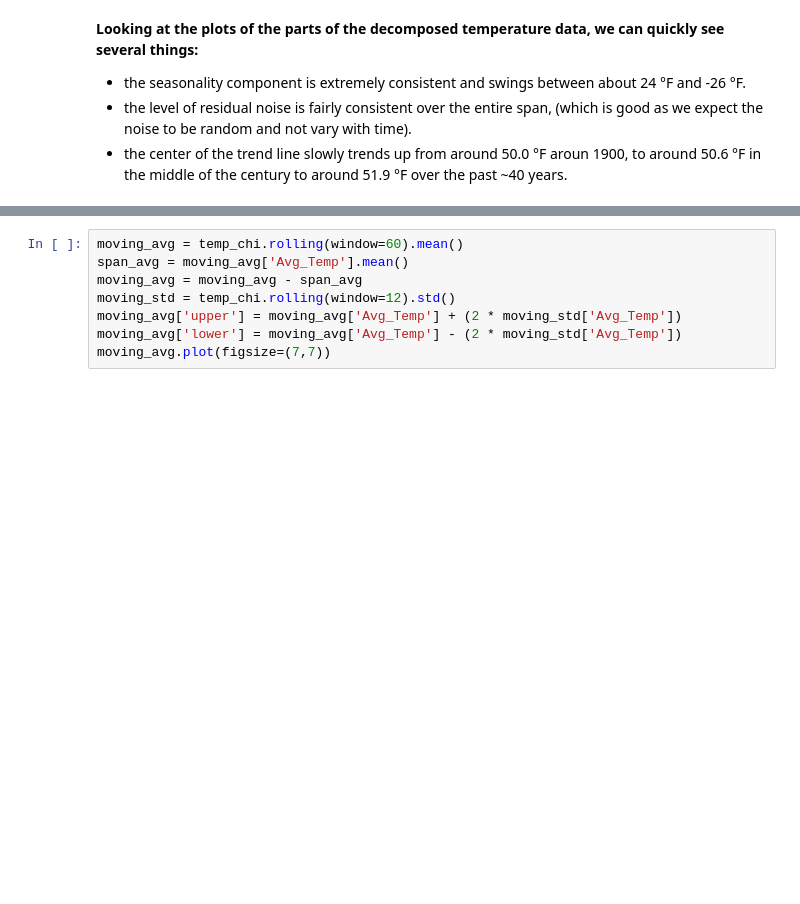
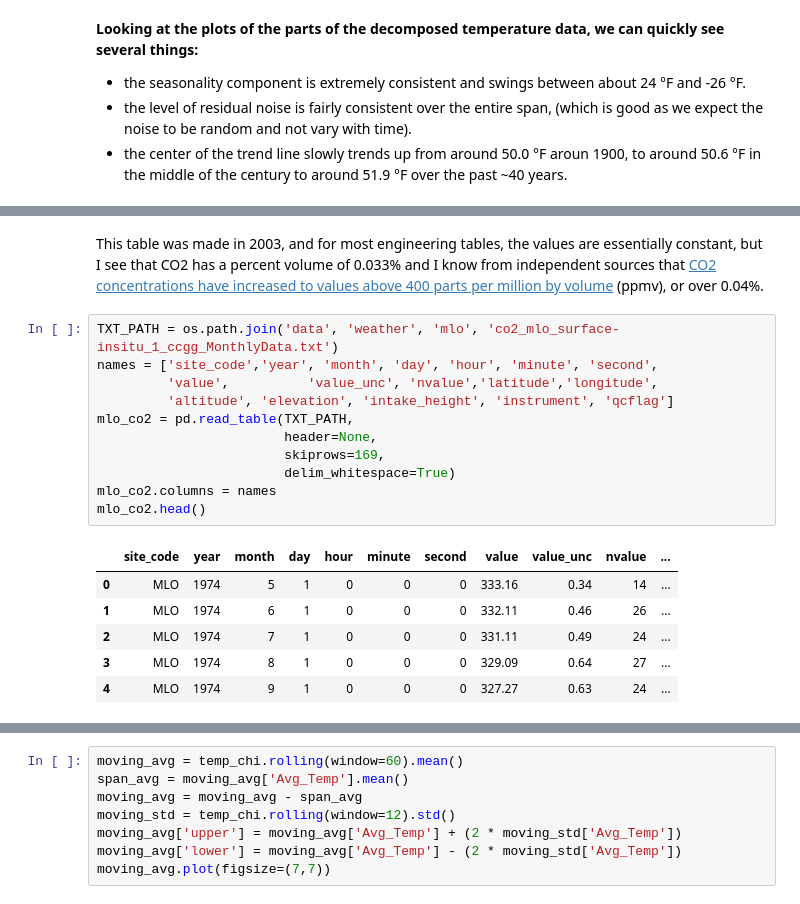
Before and after one commit to MattTriano/personal_site_public, a Jupyter notebook: Climate_Change_and_CO2.ipynb, the cells around one changed output, grey strips where cells are left out. Cells and saved outputs as stored; diff of their text form; blank space fills up the shorter version.

```diff
--- a/Climate_Change_and_CO2.ipynb
+++ b/Climate_Change_and_CO2.ipynb
@@ -145,3 +180,23 @@ Average Trend value from 1980 to 2018: 51.92°F
+# %% [markdown]
+This table was made in 2003, and for most engineering tables, the values are essentially constant, but I see that CO2 has a percent volume of 0.033% and I know from independent sources that [CO2 concentrations have increased to values above 400 parts per million by volume](https://www.theguardian.com/environment/2015/may/06/global-carbon-dioxide-levels-break-400ppm-milestone) (ppmv), or over 0.04%.
+# %%
+TXT_PATH = os.path.join('data', 'weather', 'mlo', 'co2_mlo_surface-insitu_1_ccgg_MonthlyData.txt')
+names = ['site_code','year', 'month', 'day', 'hour', 'minute', 'second',
+         'value',          'value_unc', 'nvalue','latitude','longitude',
+         'altitude', 'elevation', 'intake_height', 'instrument', 'qcflag']
+mlo_co2 = pd.read_table(TXT_PATH,
+                        header=None,
+                        skiprows=169,
+                        delim_whitespace=True)
+mlo_co2.columns = names
+mlo_co2.head()
+# %% [output]
+|  | site_code | year | month | day | hour | minute | second | value | value_unc | nvalue | ... |
+| 0 | MLO | 1974 | 5 | 1 | 0 | 0 | 0 | 333.16 | 0.34 | 14 | ... |
+| 1 | MLO | 1974 | 6 | 1 | 0 | 0 | 0 | 332.11 | 0.46 | 26 | ... |
+| 2 | MLO | 1974 | 7 | 1 | 0 | 0 | 0 | 331.11 | 0.49 | 24 | ... |
+| 3 | MLO | 1974 | 8 | 1 | 0 | 0 | 0 | 329.09 | 0.64 | 27 | ... |
+| 4 | MLO | 1974 | 9 | 1 | 0 | 0 | 0 | 327.27 | 0.63 | 24 | ... |
 # %%
 TXT_PATH = os.path.join('data', 'weather', 'nasa_msis_atmosphere_composition_data_12_08.txt')
 names = ['Height [km]', 'O, cm-3', 'N2, cm-3', 'O2, cm-3', 'Mass Density',
```
Also changed, not shown: parts of 14 cells of this notebook, 8 other files.
